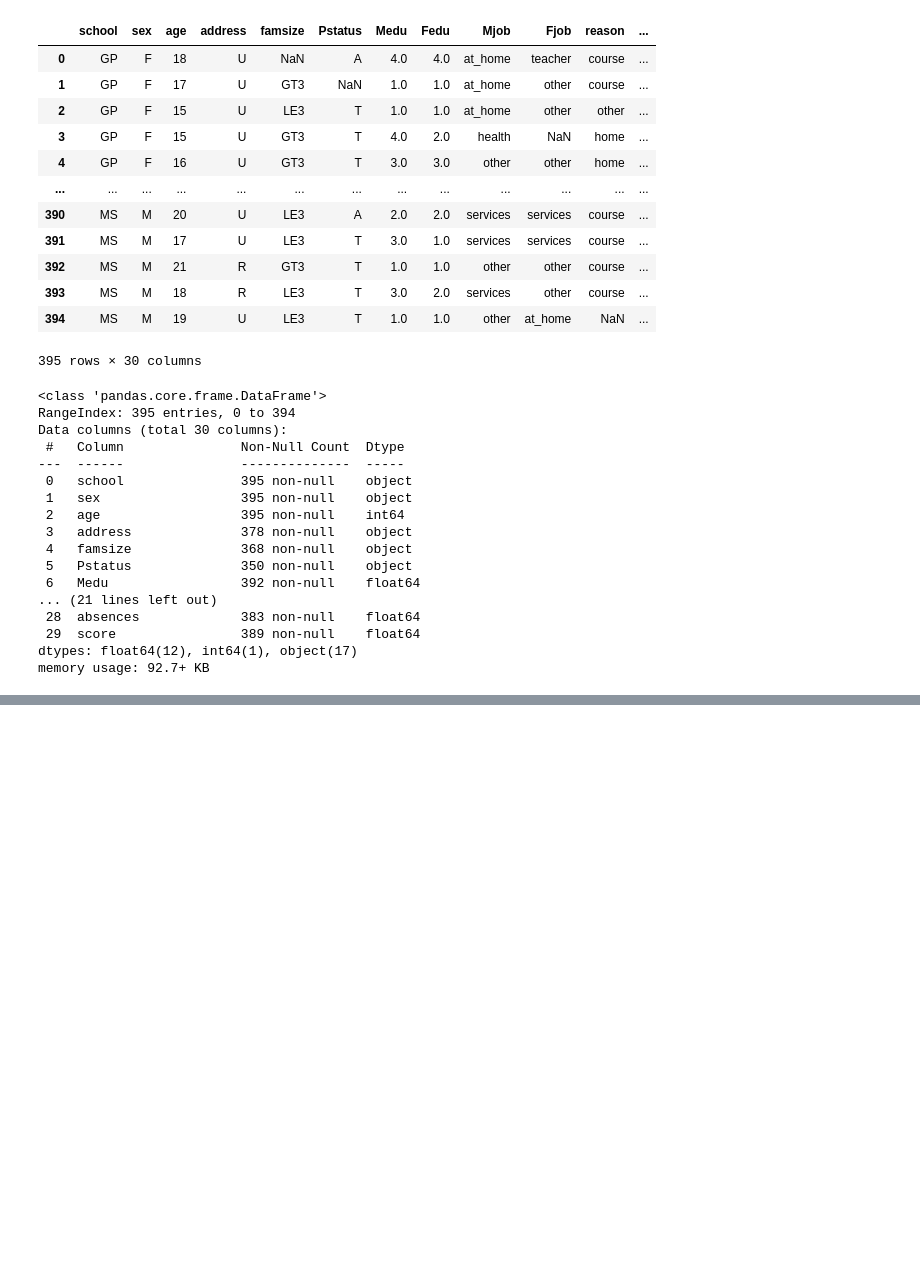
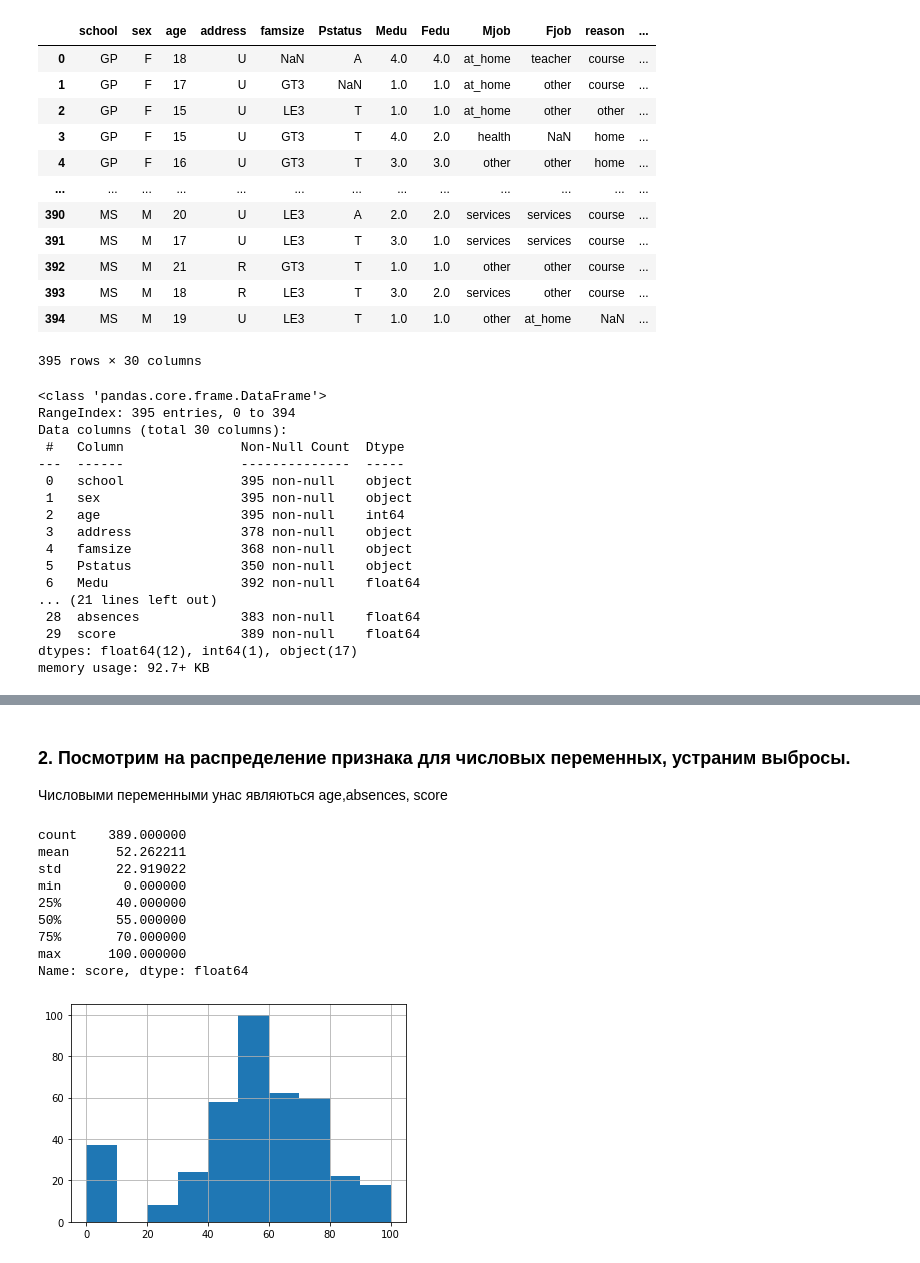
Before and after one commit to NikolasV87/moduke_2, a Jupyter notebook: stud_muth.ipynb, the cells around one changed output, grey strips where cells are left out. Cells and saved outputs as stored; diff of their text form; code cells hidden in the pictures; blank space fills up the shorter version.

```diff
--- a/stud_muth.ipynb
+++ b/stud_muth.ipynb
@@ -178,0 +226,5 @@ studs.describe()
+# %%
+# Преоброзуем тип колонки  'sex', 'schoolsup', 'famsup', 'paid', 'activities', 'nursery', 'higher', 'internet', 'romantic' в category,
+# т.к. значения в них котегориальные
+studs[['sex', 'schoolsup', 'famsup', 'paid', 'activities', 'nursery', 'higher', 'internet', 'romantic']] = studs[[
+    'sex', 'schoolsup', 'famsup', 'paid', 'activities', 'nursery', 'higher', 'internet', 'romantic']].astype('category')
@@ -178,0 +273,18 @@ studs.describe()
+# %% [markdown]
+### 2. Посмотрим на распределение признака для числовых переменных, устраним выбросы.
+Числовыми переменными унас являються age,absences, score
+# %%
+# Начнем с колонки оценки
+studs.score.hist()
+studs.score.describe()
+# %% [output]
+count    389.000000
+mean      52.262211
+std       22.919022
+min        0.000000
+25%       40.000000
+50%       55.000000
+75%       70.000000
+max      100.000000
+Name: score, dtype: float64
+[figure, added]
```
Also changed, not shown: parts of 50 cells of this notebook, 2 other files.
